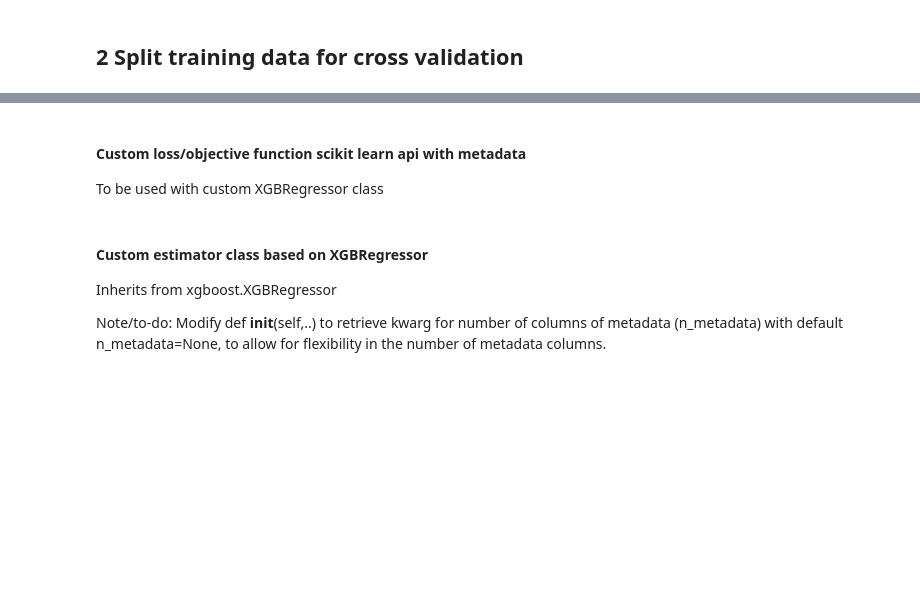
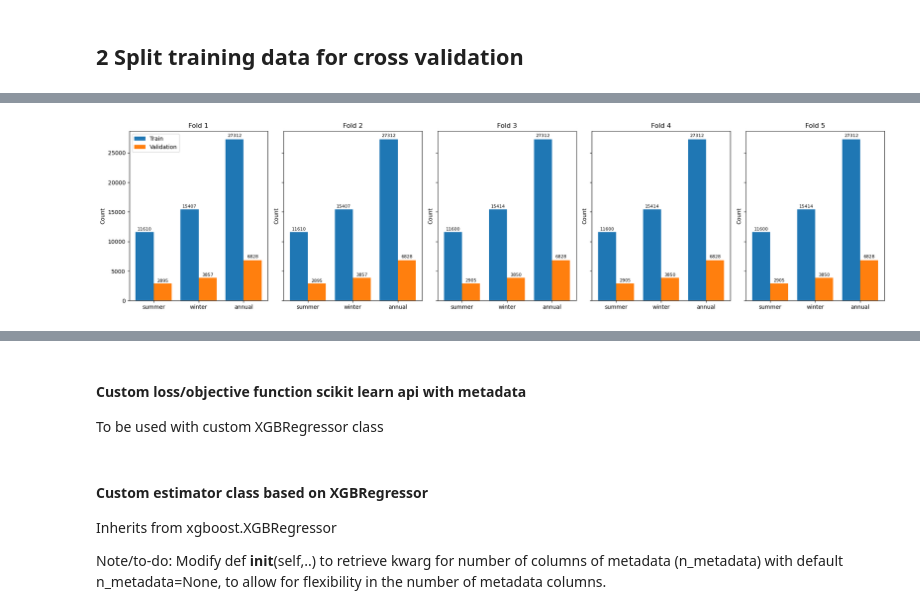
Before and after one commit to khsjursen/ML_MB_Norway, a Jupyter notebook: mb_model_custom_loss.ipynb, the cells around one changed output, grey strips where cells are left out. Drawn from its saved outputs; the diff is of its cells as text; code cells hidden in the pictures; blank space fills up the shorter version.

Commit message:
updating, added plots of distributions

```diff
--- a/mb_model_custom_loss.ipynb
+++ b/mb_model_custom_loss.ipynb
@@ -224,7 +225,8 @@ df_train_winter_clean.insert(0, 'id', list(range(n_summer, n_summer+n_winter)))
 df_train_annual_clean.insert(0, 'id', list(range(n_summer+n_winter, n_summer+n_winter+n_annual)))
 
 # Columns that are not monthly climate variables (identifiers and static variables)
-id_vars = ['id','BREID', 'year', 'altitude','balance','aspect','slope','altitude_climate','n_months']
+#id_vars = ['id','BREID', 'year', 'altitude','balance','aspect','slope','altitude_climate','n_months']
+id_vars = ['id','BREID', 'year', 'altitude_diff','balance','aspect','slope','n_months']
 
 # Extract the unique variable names and month names from the column names
 #variables = set(col.split('_')[0] for col in df.columns if col not in id_vars)
@@ -371,8 +411,8 @@ print(X_train.shape)
 # Check fold indices for training/validation data
 fold_indices = []
 
-for train_index, test_index in group_kf.split(X_train, y_train, gp_s):
-    print("TRAIN:", train_index, "TEST:", test_index)
-    print("shape(train):", train_index.shape, "test:", test_index.shape)
-    fold_indices.append((train_index, test_index))
+for train_index, val_index in group_kf.split(X_train, y_train, gp_s):
+    print("TRAIN:", train_index, "VALIDATION:", val_index)
+    print("shape(train):", train_index.shape, "test:", val_index.shape)
+    fold_indices.append((train_index, val_index))
 # %% [output]
@@ -388 +428,61 @@ TRAIN: [    5     6     7 ... 67906 67907 67908] TEST: [    0     1     2 ... 67
 shape(train): (54326,) test: (13583,)
+# %%
+# Count number of annual and seasonal per fold
+
+fig, axes = plt.subplots(1, 5, figsize=(20, 5), sharey=True)
+
+# Create a color map or list for the bars
+colors = ['C0', 'C1']
+
+n_months_to_season = {5: 'summer', 7: 'winter', 12: 'annual'}
+
+for i, (train_index, val_index) in enumerate(splits_s):
+    ax = axes[i]
+
+    n_months_train = df_train_X.iloc[train_index]['n_months']
+    n_months_val = df_train_X.iloc[val_index]['n_months']
+
+    # Counts
+    n_months_train_counts = dict(zip(*np.unique(n_months_train, return_counts=True)))
+    n_months_val_counts = dict(zip(*np.unique(n_months_val, return_counts=True)))
+
+    #n_months_values = sorted(set(n_months_train_counts.keys()).union(n_months_val_counts.keys()))
+    n_months_values = sorted(set(n_months_train_counts.keys()).union(n_months_test_counts.keys()))
+    season_names = [n_months_to_season[n_months] for n_months in n_months_values]
+
+    train_positions = np.arange(len(n_months_values))
+    val_positions = train_positions + 0.4
+
+    train_counts = [n_months_train_counts.get(x, 0) for x in n_months_values]
+    ax.bar(train_positions, train_counts, width=0.4, label='Train', color=colors[0])
+
+    val_counts = [n_months_val_counts.get(x, 0) for x in n_months_values]
+    ax.bar(val_positions, val_counts, width=0.4, label='Validation', color=colors[1])
+
+    # Annotate each bar with the respective count
+    for j in range(len(n_months_values)):
+        train_count = n_months_train_counts.get(n_months_values[j], 0)
+        val_count = n_months_val_counts.get(n_months_values[j], 0)
+        train_pos = train_positions[j]
+        val_pos = val_positions[j]
+
+        ax.text(train_pos, train_count + max(train_count, val_count) * 0.01, str(train_count),
+                ha='center', va='bottom', fontsize=8, color='k')
+
+        ax.text(val_pos, val_count + max(train_count, val_count) * 0.01, str(val_count),
+                ha='center', va='bottom', fontsize=8, color='k')
+
+    ax.set_title(f'Fold {i+1}')
+    #ax.set_xlabel('n_months')
+    ax.set_ylabel('Count')
+    ax.set_xticks(train_positions + 0.2)
+    #ax.set_xticklabels(n_months_values)
+    ax.set_xticklabels(season_names)
+
+    if i == 0:
+        ax.legend()
+
+plt.tight_layout()
+plt.show()
+# %% [output]
+[figure, added]
```
Also changed, not shown: parts of 26 cells of this notebook.
